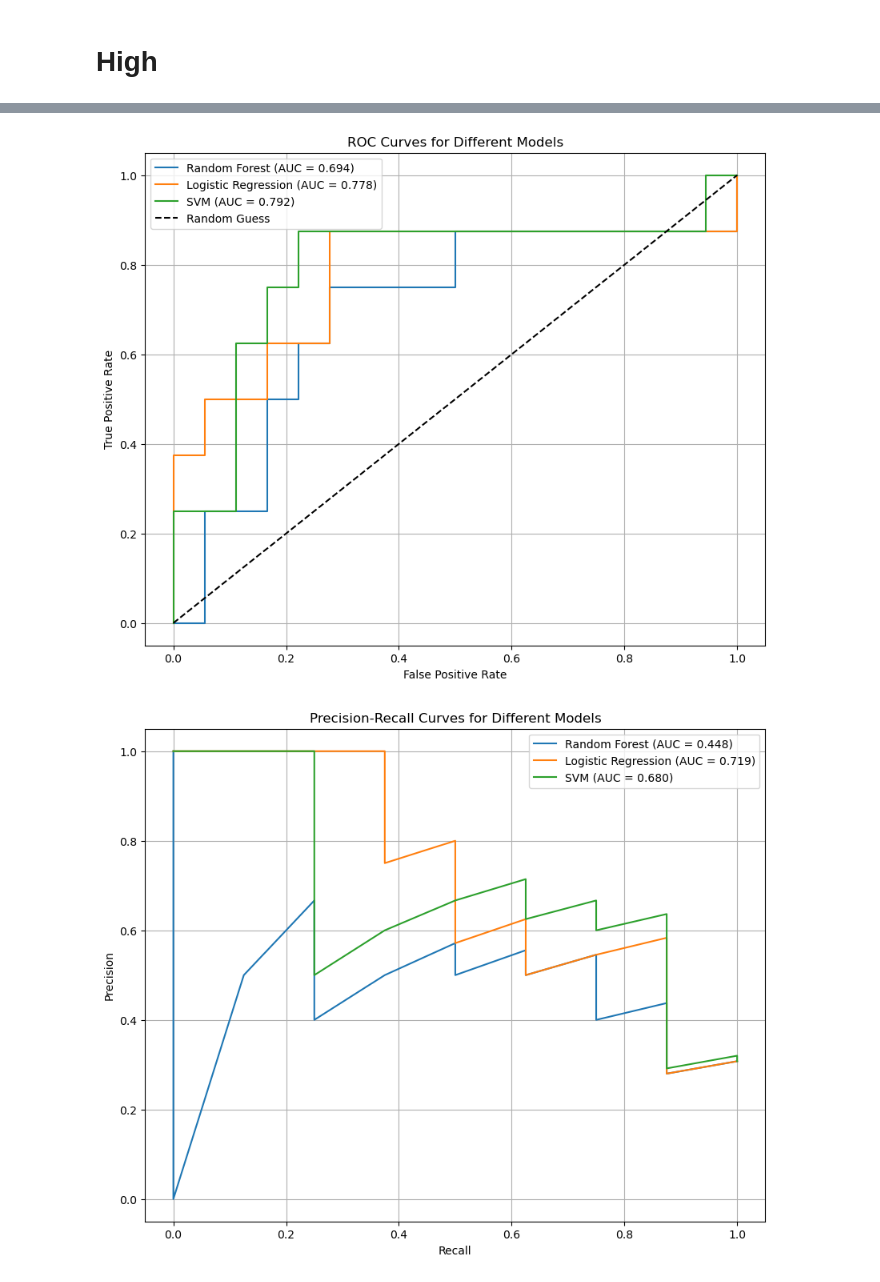
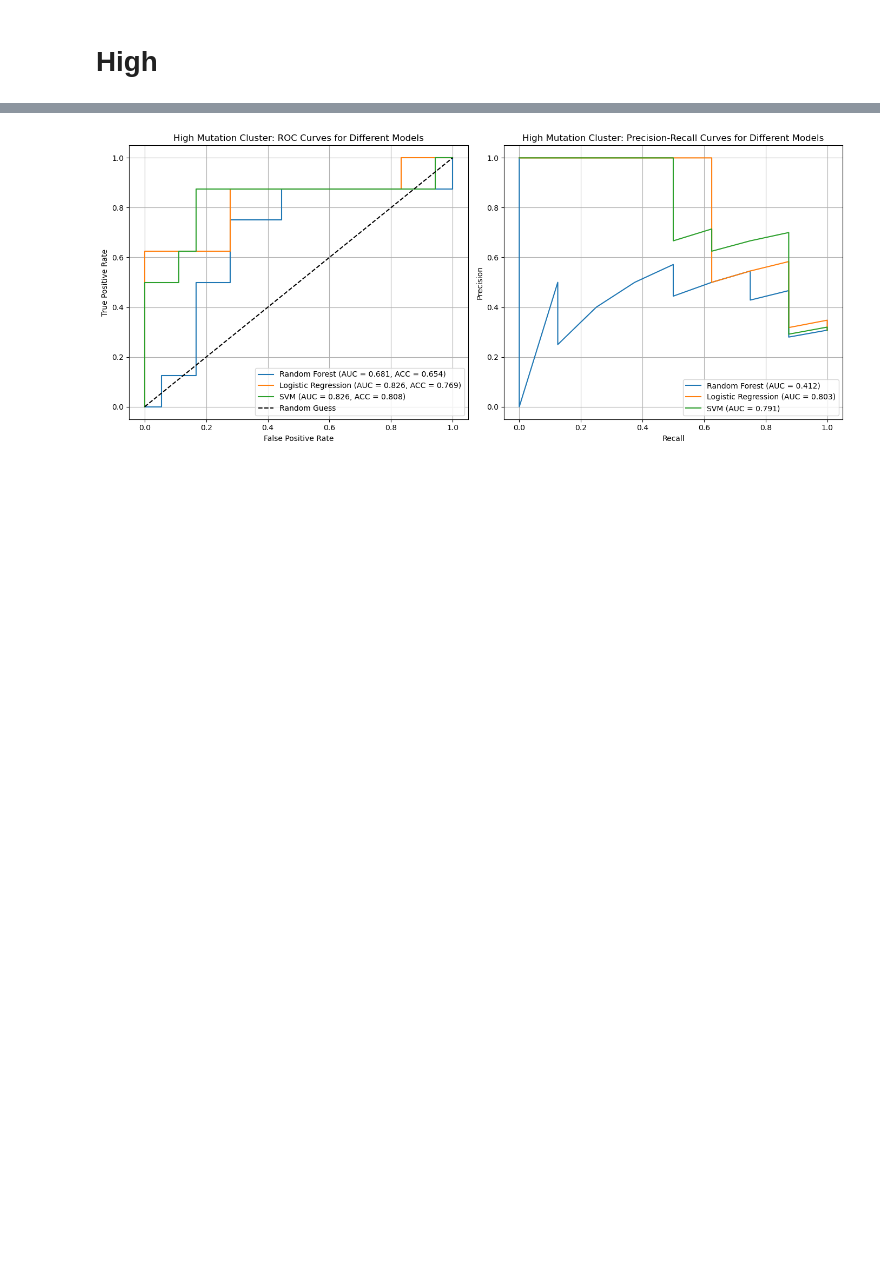
Before and after one commit to anl078/ECE204Repo, a Jupyter notebook: project5/project5.ipynb, the cells around one changed output, grey strips where cells are left out. Cells and saved outputs as stored; diff of their text form; code cells hidden in the pictures; blank space fills up the shorter version.

```diff
--- a/project5/project5.ipynb
+++ b/project5/project5.ipynb
@@ -191,0 +438,7 @@ Name: count, dtype: int64
+# %%
+for model_name in ['Random Forest']:
+    if model_name in best_models:
+        print(f"\nTop 10 Most Important Features for {model_name}:")
+        model = best_models[model_name]
+        feature_importance = pd.Series(model.feature_importances_, index=X_train.columns).sort_values(ascending=False)
+        print(feature_importance.head(20))
@@ -744,7 +1989,7 @@ exp_p_values = {}
 for col in X_exp_selected.columns:
     group0 = X_exp_selected[col][y == 0]
     group1 = X_exp_selected[col][y == 1]
-    t_stat, p = ttest_ind(group0, group1, nan_policy='omit')
+    t_stat, p = ttest_ind(group0, group1, equal_var=False, nan_policy='omit')
     exp_p_values[col] = p
 
 # Select features
@@ -773,8 +2018,11 @@ models = {
     'Random Forest': RandomForestClassifier(random_state=42),
     'Logistic Regression': LogisticRegression(random_state=42, max_iter=3000),
     'SVM': SVC(probability=True, random_state=42),
+    # 'XGBoost': XGBClassifier(random_state=42, eval_metric='logloss'),
+    # 'Gradient Boosting': GradientBoostingClassifier(random_state=42),
+    # 'KNN': KNeighborsClassifier(),
+    # 'Decision Tree': DecisionTreeClassifier(random_state=42)
 }
-
 # Hyperparameter grids for tuning
 param_grids = {
     'Random Forest': {
@@ -790,11 +2038,33 @@ param_grids = {
         'C': [0.1, 0.5, 1, 1.5, 2, 4, 5, 8, 10],
         'kernel': ['rbf', 'linear']
     },
+    'XGBoost': {
+        'n_estimators': [50, 100, 150, 200],
+        'max_depth': [3, 5, 7, 10],
+        'learning_rate': [0.01, 0.05, 0.1, 0.3],
+        'subsample': [0.6, 0.8, 1.0]
+    },
+    'Gradient Boosting': {
+        'n_estimators': [50, 100, 150, 200],
+        'max_depth': [3, 5, 7, 10],
+        'learning_rate': [0.01, 0.05, 0.1, 0.3],
+        'subsample': [0.6, 0.8, 1.0]
+    },
+    'KNN': {
+        'n_neighbors': [3, 5, 7, 9, 11],
+        'weights': ['uniform', 'distance'],
+        'metric': ['euclidean', 'manhattan']
+    },
+    'Decision Tree': {
+        'max_depth': [3, 5, 7, 10, None],
+        'min_samples_split': [2, 3, 4, 5],
+        'min_samples_leaf': [1, 2, 3]
+    }
 }
 
 # Dictionary to store the best models and their performance
 best_models = {}
-metrics = {'Model': [], 'AUC-ROC': [], 'AUC-PR': [], 'Precision': [], 'Recall': [], 'F1': []}
+metrics = {'Model': [], 'AUC-ROC': [], 'AUC-PR': [], 'Accuracy': [], 'Precision': [], 'Recall': [], 'F1': []}
 roc_data = {}
 pr_data = {}
 
@@ -815,13 +2085,14 @@ for model_name, model in models.items():
 
     # Compute metrics
     auc_roc = roc_auc_score(y_test, y_pred_proba)
+    accuracy = accuracy_score(y_test, y_pred)
     precision = precision_score(y_test, y_pred)
     recall = recall_score(y_test, y_pred)
     f1 = f1_score(y_test, y_pred)
 
     # ROC Curve
     fpr, tpr, _ = roc_curve(y_test, y_pred_proba)
-    roc_data[model_name] = (fpr, tpr, auc_roc)
+    roc_data[model_name] = (fpr, tpr, auc_roc, accuracy)
 
     # Precision-Recall Curve
     precision_vals, recall_vals, _ = precision_recall_curve(y_test, y_pred_proba)
@@ -832,6 +2103,7 @@ for model_name, model in models.items():
     metrics['Model'].append(model_name)
     metrics['AUC-ROC'].append(auc_roc)
     metrics['AUC-PR'].append(auc_pr)
+    metrics['Accuracy'].append(accuracy)
     metrics['Precision'].append(precision)
     metrics['Recall'].append(recall)
     metrics['F1'].append(f1)
@@ -841,26 +2113,31 @@ metrics_df = pd.DataFrame(metrics)
 print("\nModel Performance Comparison:")
 print(metrics_df)
 
-# Step 6: Plot ROC Curves
-plt.figure(figsize=(10, 8))
-for model_name, (fpr, tpr, auc_roc) in roc_data.items():
-    plt.plot(fpr, tpr, label=f'{model_name} (AUC = {auc_roc:.3f})')
+# Plot ROC and Precision-Recall Curves side by side
+plt.figure(figsize=(14, 6))
+
+# ROC Curves (Left subplot)
+plt.subplot(1, 2, 1)
+for model_name, (fpr, tpr, auc_roc, acc) in roc_data.items():
+    plt.plot(fpr, tpr, label=f'{model_name} (AUC = {auc_roc:.3f}, ACC = {acc:.3f})')
 plt.plot([0, 1], [0, 1], 'k--', label='Random Guess')
 plt.xlabel('False Positive Rate')
 plt.ylabel('True Positive Rate')
-plt.title('ROC Curves for Different Models')
+plt.title('High Mutation Cluster: ROC Curves for Different Models')
 plt.legend()
 plt.grid()
-plt.show()
 
-# Step 7: Plot Precision-Recall Curves
-plt.figure(figsize=(10, 8))
+# Precision-Recall Curves (Right subplot)
+plt.subplot(1, 2, 2)
 for model_name, (recall_vals, precision_vals, auc_pr) in pr_data.items():
     plt.plot(recall_vals, precision_vals, label=f'{model_name} (AUC = {auc_pr:.3f})')
 plt.xlabel('Recall')
 plt.ylabel('Precision')
-plt.title('Precision-Recall Curves for Different Models')
+plt.title('High Mutation Cluster: Precision-Recall Curves for Different Models')
 plt.legend()
 plt.grid()
+
+# Adjust layout and save
+plt.tight_layout()
 plt.show()
 # %% [output]
@@ -889,2 +2161 @@ Model Performance Comparison:
-[figure, old version]
+[figure, new version]
-[figure, removed]
```
Also changed, not shown: parts of 32 cells of this notebook.
